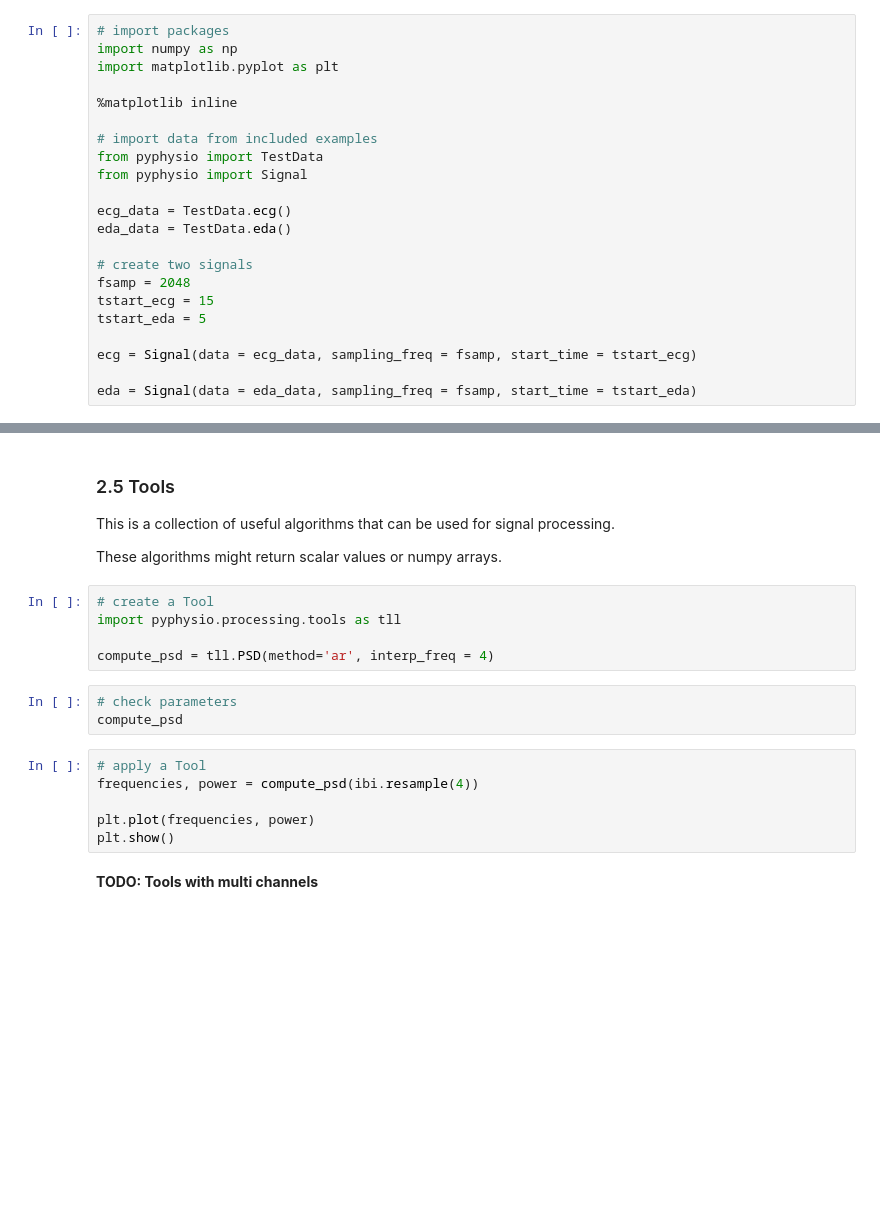
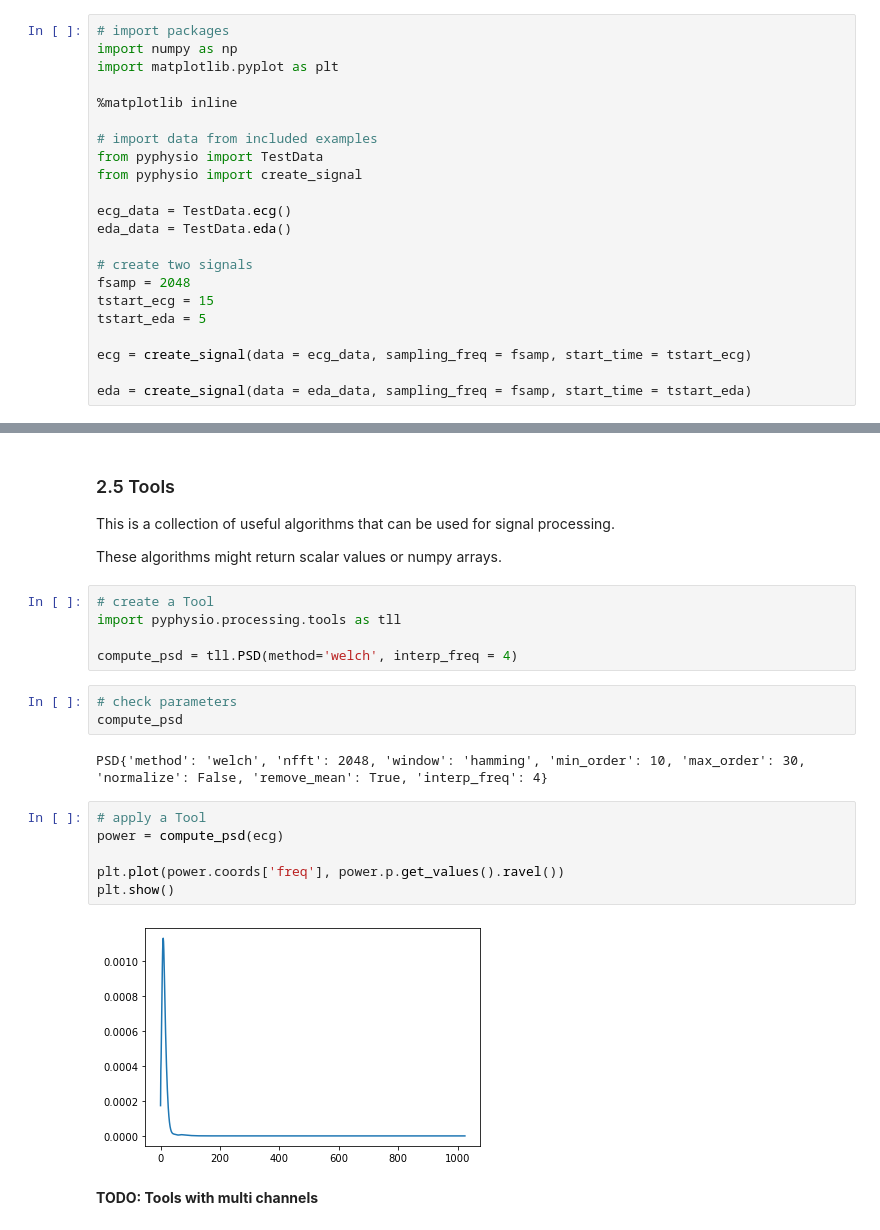
Before and after one commit to Stefans-code/Project_Work, a Jupyter notebook: tutorials/2-algorithms.ipynb, the cells around one changed output, grey strips where cells are left out. Drawn from its saved outputs; the diff is of its cells as text; blank space fills up the shorter version.

```diff
--- a/tutorials/2-algorithms.ipynb
+++ b/tutorials/2-algorithms.ipynb
@@ -43,7 +43,7 @@ import matplotlib.pyplot as plt
 
 # import data from included examples
 from pyphysio import TestData
-from pyphysio import Signal
+from pyphysio import create_signal
 
 ecg_data = TestData.ecg()
 eda_data = TestData.eda()
@@ -53,7 +53,7 @@ fsamp = 2048
 tstart_ecg = 15
 tstart_eda = 5
 
-ecg = Signal(data = ecg_data, sampling_freq = fsamp, start_time = tstart_ecg)
+ecg = create_signal(data = ecg_data, sampling_freq = fsamp, start_time = tstart_ecg)
 
-eda = Signal(data = eda_data, sampling_freq = fsamp, start_time = tstart_eda)
+eda = create_signal(data = eda_data, sampling_freq = fsamp, start_time = tstart_eda)
 # %% [output]
@@ -162,15 +166,19 @@ These algorithms might return scalar values or numpy arrays.
 # create a Tool
 import pyphysio.processing.tools as tll
 
-compute_psd = tll.PSD(method='ar', interp_freq = 4)
+compute_psd = tll.PSD(method='welch', interp_freq = 4)
 # %%
 # check parameters
 compute_psd
+# %% [output]
+PSD{'method': 'welch', 'nfft': 2048, 'window': 'hamming', 'min_order': 10, 'max_order': 30, 'normalize': False, 'remove_mean': True, 'interp_freq': 4}
 # %%
 # apply a Tool
-frequencies, power = compute_psd(ibi.resample(4))
+power = compute_psd(ecg)
 
-plt.plot(frequencies, power)
+plt.plot(power.coords['freq'], power.p.get_values().ravel())
 plt.show()
+# %% [output]
+[figure, added]
 # %% [markdown]
 **TODO: Tools with multi channels**
```
Also changed, not shown: parts of 5 cells of this notebook, 8 other files.
